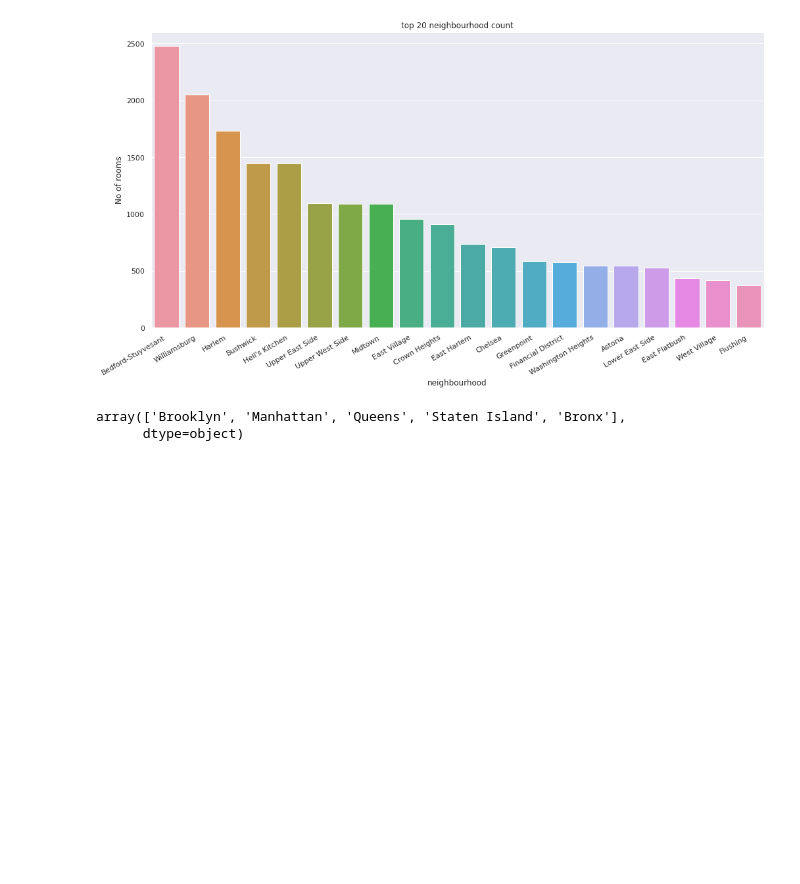
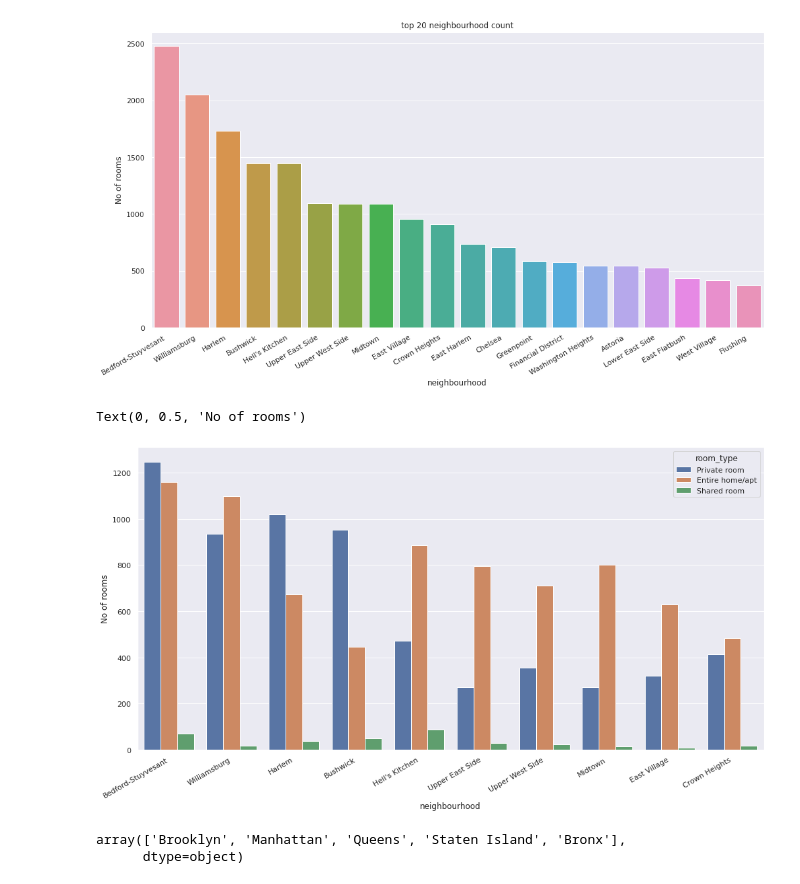
Before and after one commit to Ali-Asgar-Lakdawala/EDA-airbnb, a Jupyter notebook: Ali_Asgar_Airbnb_Bookings_Analysis_Capstone_Project.ipynb, the cells around one changed output. Cells and saved outputs as stored; diff of their text form; code cells hidden in the pictures; blank space fills up the shorter version.

```diff
--- a/Ali_Asgar_Airbnb_Bookings_Analysis_Capstone_Project.ipynb
+++ b/Ali_Asgar_Airbnb_Bookings_Analysis_Capstone_Project.ipynb
@@ -309,6 +297,15 @@ plt.ylabel('No of rooms')
 # %% [output]
 Text(0, 0.5, 'No of rooms')
 [figure]
+# %%
+sns.countplot(df.neighbourhood, order = df.neighbourhood.value_counts().iloc[:10].index ,hue=df['room_type'])
+#rotating the x axis labels
+plt.xticks(rotation=30,ha='right')
+#adding x and y labels to the plot
+plt.ylabel('No of rooms')
+# %% [output]
+Text(0, 0.5, 'No of rooms')
+[figure, added]
 # %%
 df.neighbourhood_group.unique()
 # %% [output]
```
Also changed, not shown: parts of 58 cells of this notebook.
